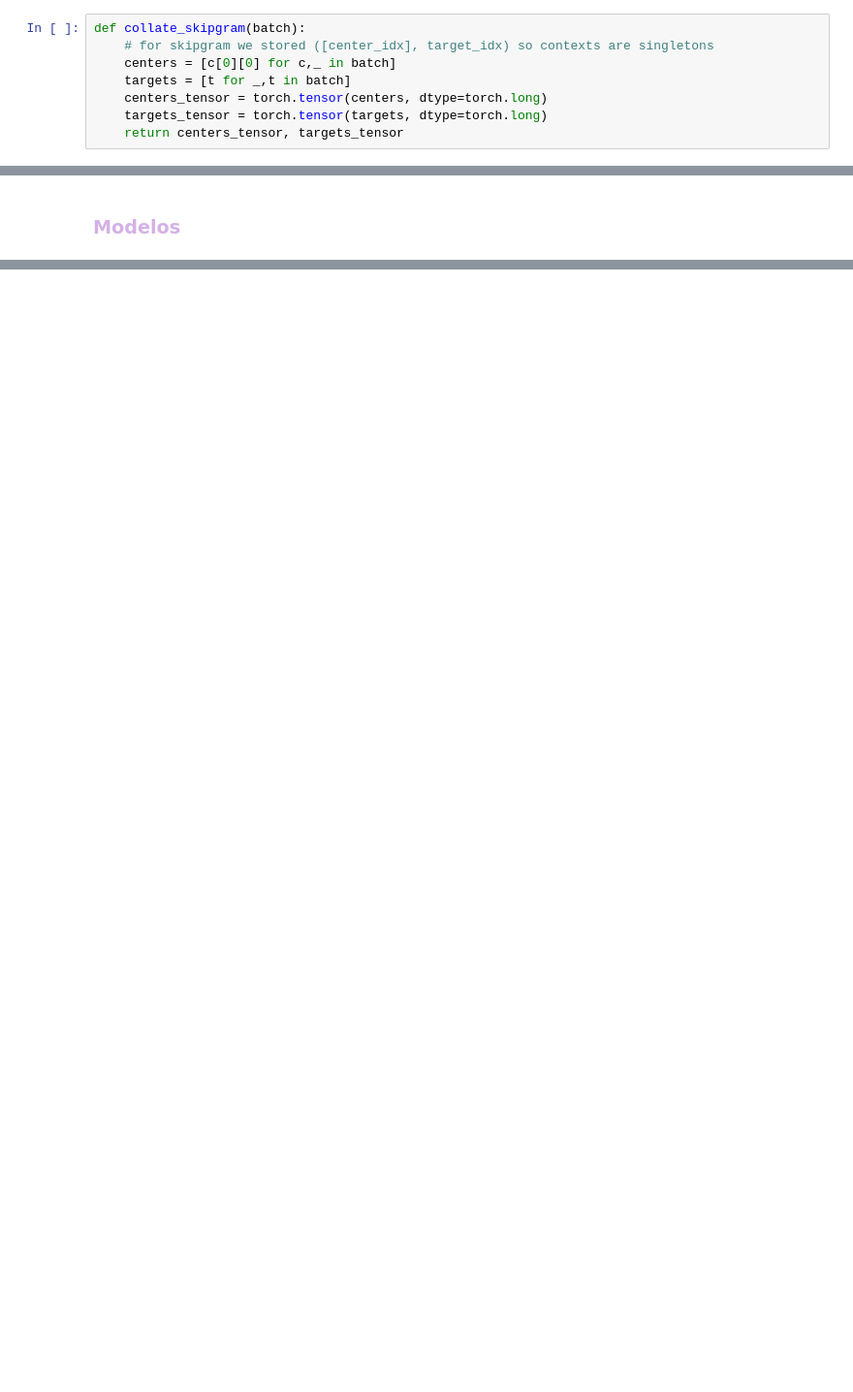
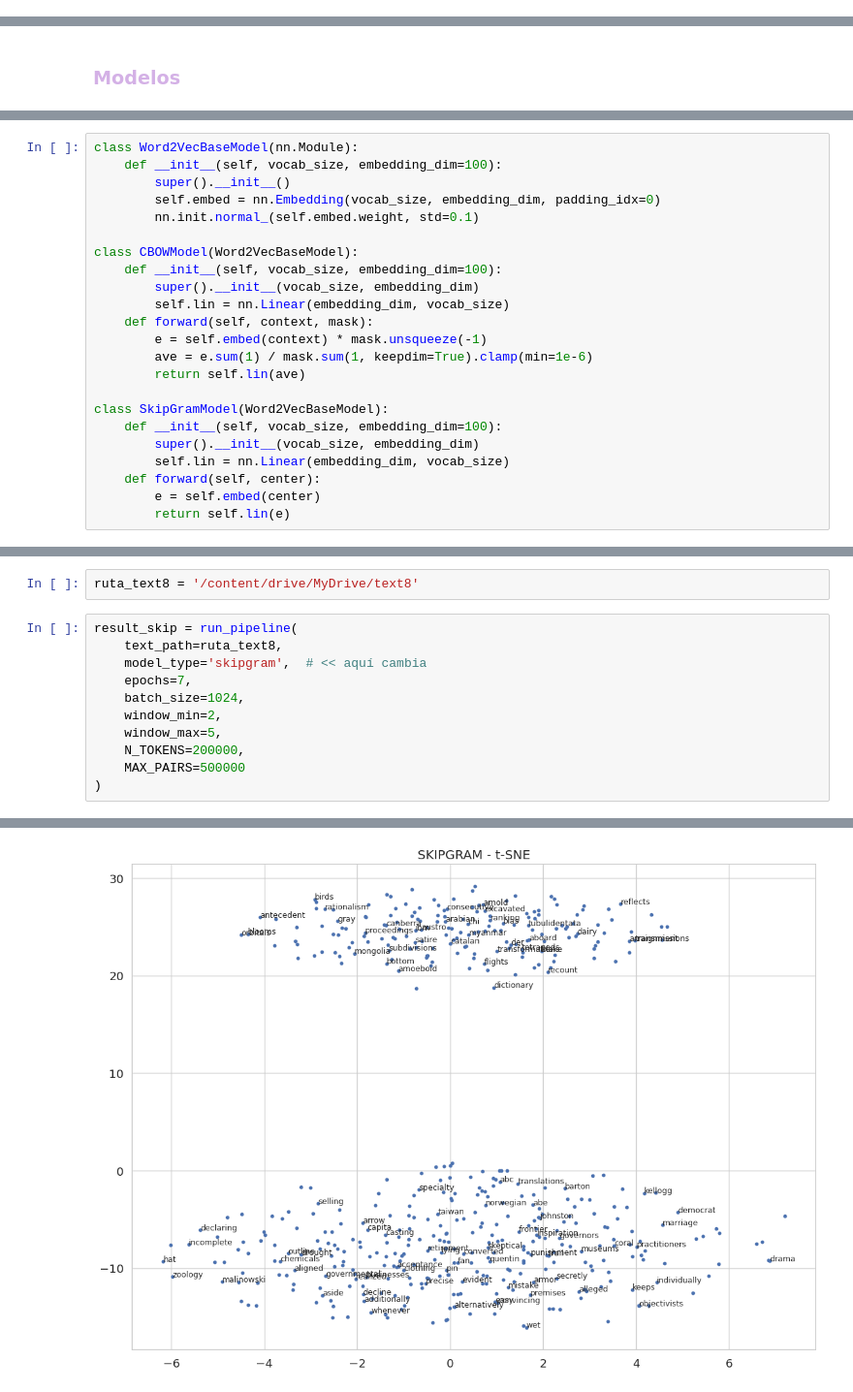
Before and after one commit to Moni-Ib/Lab2_SkipGram_vs_CBOW, a Jupyter notebook: Lab2.ipynb, the cells around one changed output, grey strips where cells are left out. Shown at 97% size. Drawn from its saved outputs; the diff is of its cells as text; blank space fills up the shorter version.

```diff
--- a/Lab2.ipynb
+++ b/Lab2.ipynb
@@ -123,8 +87,0 @@ def collate_cbow(batch):
-# %%
-def collate_skipgram(batch):
-    # for skipgram we stored ([center_idx], target_idx) so contexts are singletons
-    centers = [c[0][0] for c,_ in batch]
-    targets = [t for _,t in batch]
-    centers_tensor = torch.tensor(centers, dtype=torch.long)
-    targets_tensor = torch.tensor(targets, dtype=torch.long)
-    return centers_tensor, targets_tensor
@@ -169,0 +92,23 @@ class SkipGramModel(Word2VecBaseModel):
+# %%
+class Word2VecBaseModel(nn.Module):
+    def __init__(self, vocab_size, embedding_dim=100):
+        super().__init__()
+        self.embed = nn.Embedding(vocab_size, embedding_dim, padding_idx=0)
+        nn.init.normal_(self.embed.weight, std=0.1)
+
+class CBOWModel(Word2VecBaseModel):
+    def __init__(self, vocab_size, embedding_dim=100):
+        super().__init__(vocab_size, embedding_dim)
+        self.lin = nn.Linear(embedding_dim, vocab_size)
+    def forward(self, context, mask):
+        e = self.embed(context) * mask.unsqueeze(-1)
+        ave = e.sum(1) / mask.sum(1, keepdim=True).clamp(min=1e-6)
+        return self.lin(ave)
+
+class SkipGramModel(Word2VecBaseModel):
+    def __init__(self, vocab_size, embedding_dim=100):
+        super().__init__(vocab_size, embedding_dim)
+        self.lin = nn.Linear(embedding_dim, vocab_size)
+    def forward(self, center):
+        e = self.embed(center)
+        return self.lin(e)
@@ -365,0 +245,14 @@ Epoch 1/2
+# %%
+ruta_text8 = '/content/drive/MyDrive/text8'
+# %%
+result_skip = run_pipeline(
+    text_path=ruta_text8,
+    model_type='skipgram',  # << aquí cambia
+    epochs=7,
+    batch_size=1024,
+    window_min=2,
+    window_max=5,
+    N_TOKENS=200000,
+    MAX_PAIRS=500000
+)
+# %% [output]
@@ -365,0 +270 @@ Epoch 1/2
+[figure, added]
```
Also changed, not shown: parts of 36 cells of this notebook.
